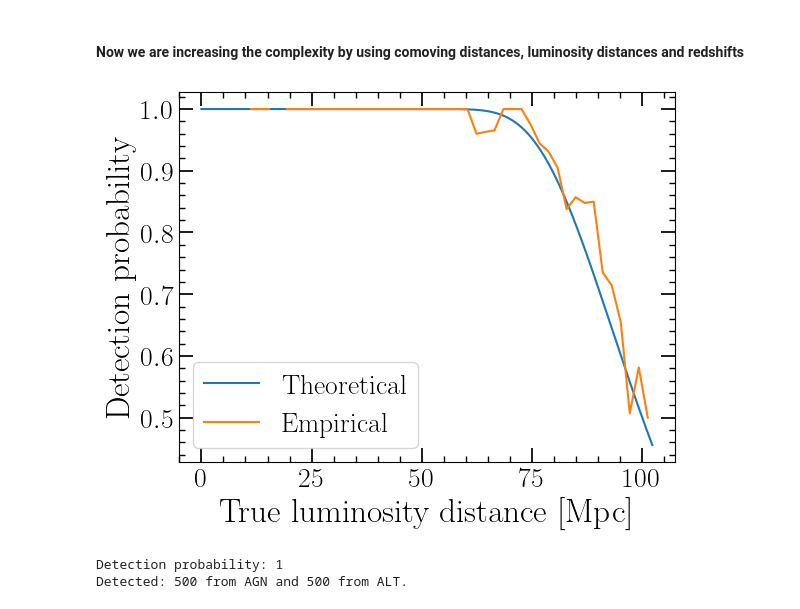
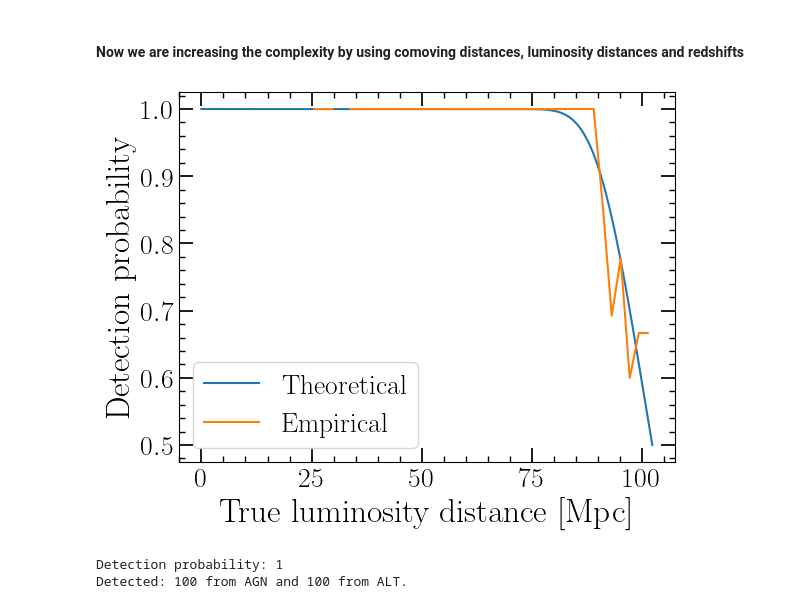
Before and after one commit to LucasPouw/darksirenpop, a Jupyter notebook: rel_err_minimal_example.ipynb, the cells around one changed output. Drawn from its saved outputs; the diff is of its cells as text; code cells hidden in the pictures.

```diff
--- a/rel_err_minimal_example.ipynb
+++ b/rel_err_minimal_example.ipynb
@@ -15,15 +40,14 @@ make_nice_plots()
 #### Now we are increasing the complexity by using comoving distances, luminosity distances and redshifts
 # %%
 ####################################################################
-USE_GW_SELECTION_EFFECTS = False
-GW_DIST_ERR = 0.2  # Relative error
+SPEED_OF_LIGHT_KMS = c.to('km/s').value
+GW_DIST_ERR = 0.1  # Relative error
 COMDIST_MIN = 0
 COMDIST_MAX = 100  # Maximum comoving distance in Mpc
-LUMDIST_THRESH_GW = 100  # Luminosity distance threshold in Mpc
 NAGN = int(1e2)
-NGW_ALT = int(5e2)
-NGW_AGN = int(5e2)
-N_POST_SAMPS = int(1e3)
+NGW_ALT = int(1e2)
+NGW_AGN = int(1e2)
+N_POST_SAMPS = int(1e5)
 N_MC_SAMPS = int(1e4)
 rr = np.linspace(COMDIST_MIN, COMDIST_MAX, 1000)
 CHUNK = int(100)
@@ -33,6 +57,9 @@ ZMIN = 0
 ZMAX = fast_z_at_value(COSMO.comoving_distance, COMDIST_MAX * u.Mpc)
 LUMDIST_MIN = COSMO.luminosity_distance(ZMIN).value
 LUMDIST_MAX = COSMO.luminosity_distance(ZMAX).value
+
+USE_GW_SELECTION_EFFECTS = False
+LUMDIST_THRESH_GW = LUMDIST_MAX  # Luminosity distance threshold in Mpc
 ####################################################################
 
 
@@ -70,36 +97,36 @@ xx = np.linspace(0, LUMDIST_MAX, 1000)
 plt.figure()
 plt.plot(xx, detection_prob(xx, LUMDIST_THRESH_GW, GW_DIST_ERR), label='Theoretical')
 edges = np.linspace(0, LUMDIST_MAX, 51)
 empericial_detection_prob = np.zeros(len(edges) - 1)
 for i in range(len(edges) - 1):
     selec = (true_rlum_all > edges[i]) & (true_rlum_all < edges[i + 1])
     data_in_bin = obs_rlum_all[selec]
     n_gws_in_bin_true = len(data_in_bin)
     n_gws_in_bin_obs = np.sum(data_in_bin < LUMDIST_THRESH_GW)
     empericial_detection_prob[i] = n_gws_in_bin_obs / n_gws_in_bin_true
 plt.plot(edges[:-1] + np.diff(edges)[0] * 0.5, empericial_detection_prob, label='Empirical')
 plt.xlabel('True luminosity distance [Mpc]')
 plt.ylabel('Detection probability')
 plt.legend()
 plt.show()
 ###########################################
 
 
 if USE_GW_SELECTION_EFFECTS:
     # ONLY KEEP EVENTS WITH OBSERVED DISTANCES BELOW THRESHOLD
     obs_rlum_gw_alt = obs_rlum_gw_alt[obs_rlum_gw_alt < LUMDIST_THRESH_GW]
     obs_rlum_gw_agn = obs_rlum_gw_agn[obs_rlum_gw_agn < LUMDIST_THRESH_GW]
     obs_rlum_all = np.append(obs_rlum_gw_agn, obs_rlum_gw_alt)
     p_det = np.sum( detection_prob(agn_rlum, LUMDIST_THRESH_GW, GW_DIST_ERR) ) / len(agn_rlum)
 else:
     p_det = 1
 
 print(f'Detection probability: {p_det}')
 print(f'Detected: {len(obs_rlum_gw_agn)} from AGN and {len(obs_rlum_gw_agn)} from ALT.')
 # %% [output]
-[figure, old version]
+[figure, new version]
 Detection probability: 1
-Detected: 500 from AGN and 500 from ALT.
+Detected: 100 from AGN and 100 from ALT.
 # %%
 def dVdz_unnorm(z, cosmo):
     '''Assuming flat LCDM'''
```
Also changed, not shown: parts of 11 cells of this notebook, 9 other files.
